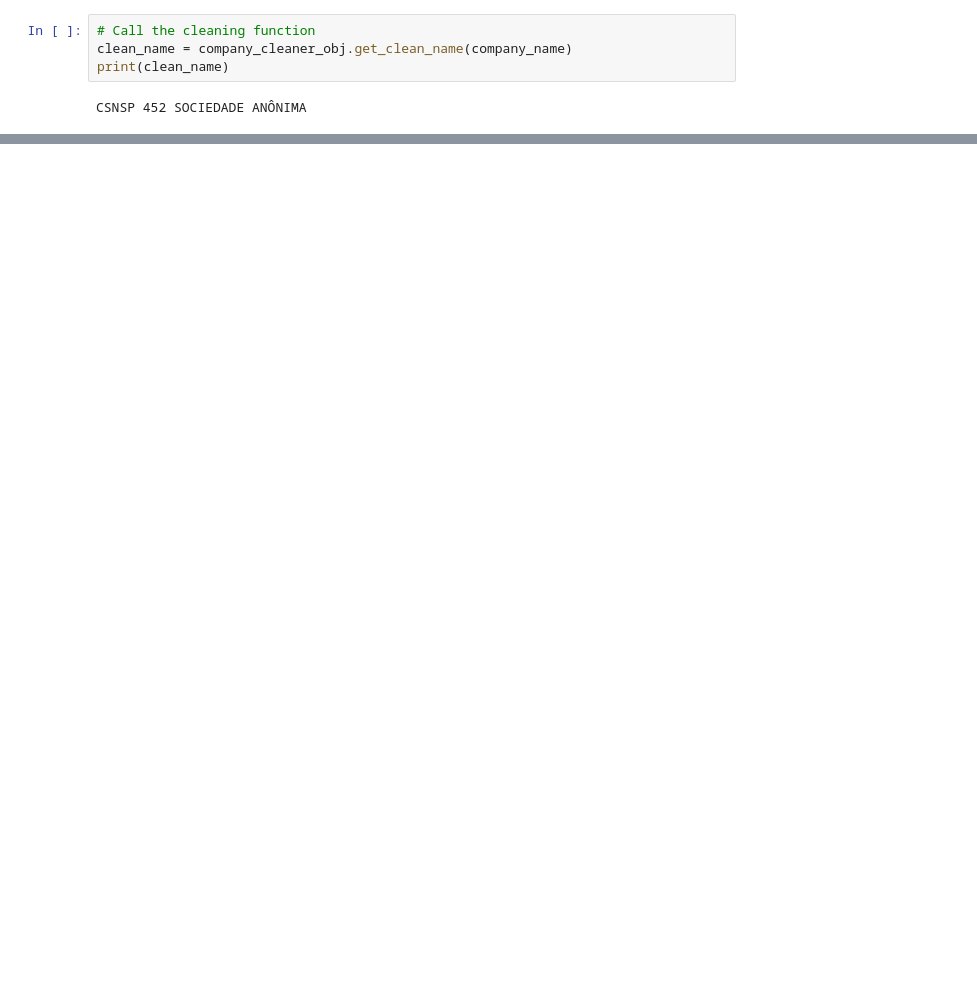
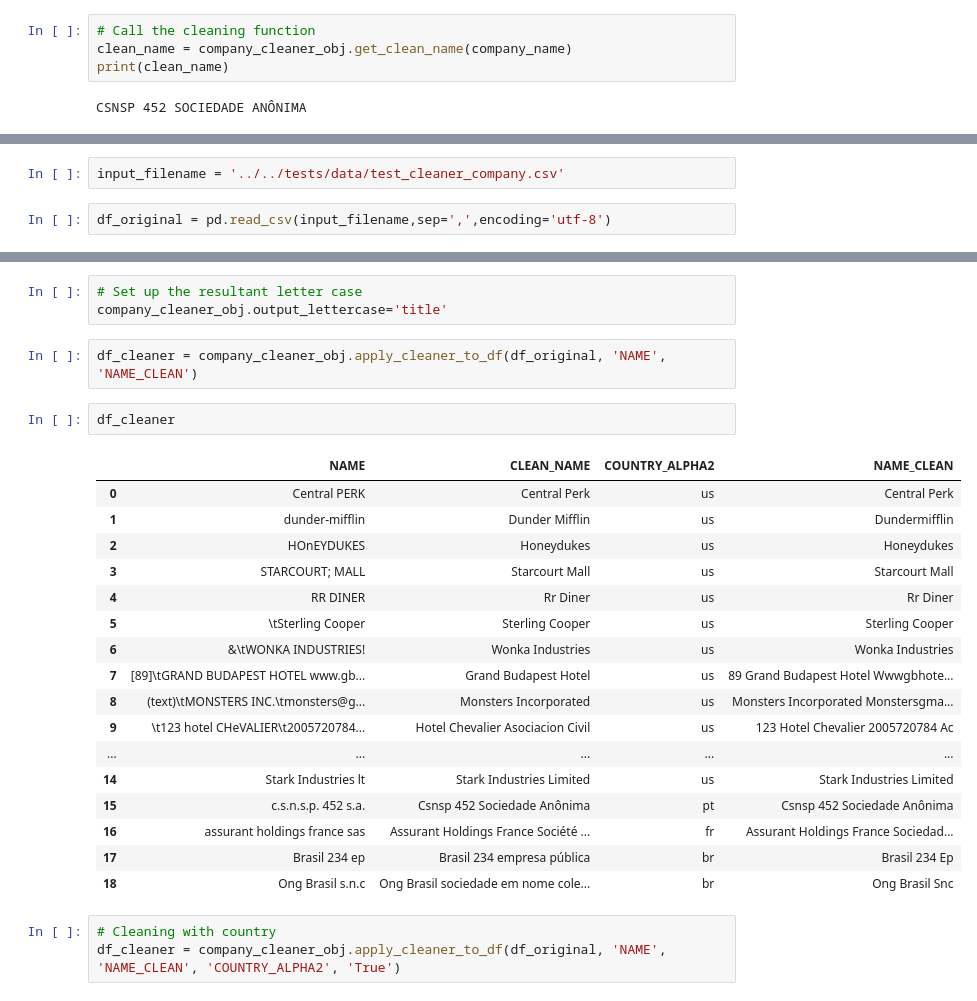
Before and after one commit to os-climate/financial-entity-cleaner, a Jupyter notebook: notebooks/how-to/Clean a company's name.ipynb, the cells around one changed output, grey strips where cells are left out. Cells and saved outputs as stored; diff of their text form; blank space fills up the shorter version.

```diff
--- a/notebooks/how-to/Clean a company's name.ipynb
+++ b/notebooks/how-to/Clean a company's name.ipynb
@@ -179,0 +203,4 @@ CSNSP 452 SOCIEDADE ANÔNIMA
+# %%
+input_filename = '../../tests/data/test_cleaner_company.csv'
+# %%
+df_original = pd.read_csv(input_filename,sep=',',encoding='utf-8')
@@ -179,0 +227,28 @@ CSNSP 452 SOCIEDADE ANÔNIMA
+# %%
+# Set up the resultant letter case
+company_cleaner_obj.output_lettercase='title'
+# %%
+df_cleaner = company_cleaner_obj.apply_cleaner_to_df(df_original, 'NAME', 'NAME_CLEAN')
+# %%
+df_cleaner
+# %% [output]
+|  | NAME | CLEAN_NAME | COUNTRY_ALPHA2 | NAME_CLEAN |
+| 0 | Central PERK | Central Perk | us | Central Perk |
+| 1 | dunder-mifflin | Dunder Mifflin | us | Dundermifflin |
+| 2 | HOnEYDUKES | Honeydukes | us | Honeydukes |
+| 3 | STARCOURT; MALL | Starcourt Mall | us | Starcourt Mall |
+| 4 | RR DINER | Rr Diner | us | Rr Diner |
+| 5 | \tSterling Cooper | Sterling Cooper | us | Sterling Cooper |
+| 6 | &\tWONKA INDUSTRIES! | Wonka Industries | us | Wonka Industries |
+| 7 | [89]\tGRAND BUDAPEST HOTEL www.gb... | Grand Budapest Hotel | us | 89 Grand Budapest Hotel Wwwgbhote... |
+| 8 | (text)\tMONSTERS INC.\tmonsters@g... | Monsters Incorporated | us | Monsters Incorporated Monstersgma... |
+| 9 | \t123 hotel CHeVALIER\t2005720784... | Hotel Chevalier Asociacion Civil | us | 123 Hotel Chevalier 2005720784 Ac |
+| ... | ... | ... | ... | ... |
+| 14 | Stark Industries lt | Stark Industries Limited | us | Stark Industries Limited |
+| 15 | c.s.n.s.p. 452 s.a. | Csnsp 452 Sociedade Anônima | pt | Csnsp 452 Sociedade Anônima |
+| 16 | assurant holdings france sas | Assurant Holdings France Société ... | fr | Assurant Holdings France Sociedad... |
+| 17 | Brasil 234 ep | Brasil 234 empresa pública | br | Brasil 234 Ep |
+| 18 | Ong Brasil s.n.c | Ong Brasil sociedade em nome cole... | br | Ong Brasil Snc |
+# %%
+# Cleaning with country
+df_cleaner = company_cleaner_obj.apply_cleaner_to_df(df_original, 'NAME', 'NAME_CLEAN', 'COUNTRY_ALPHA2', 'True')
```
Also changed, not shown: parts of 22 cells of this notebook, 2 other files.
